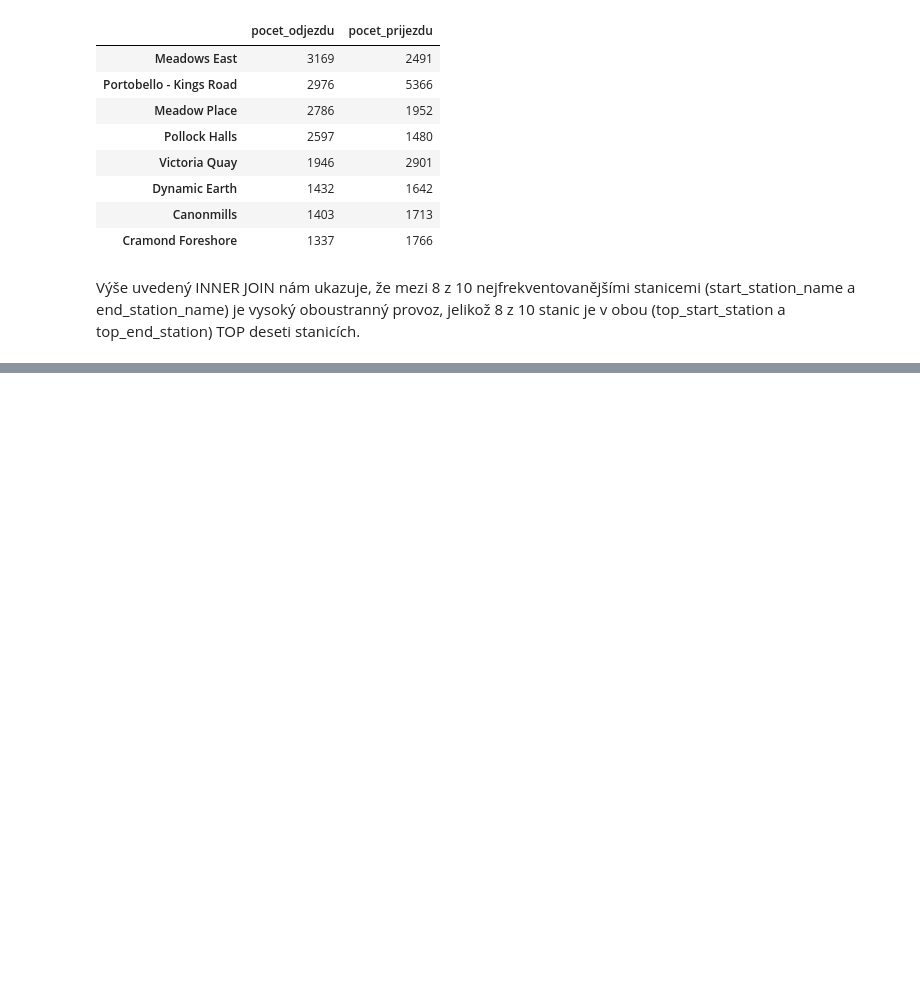
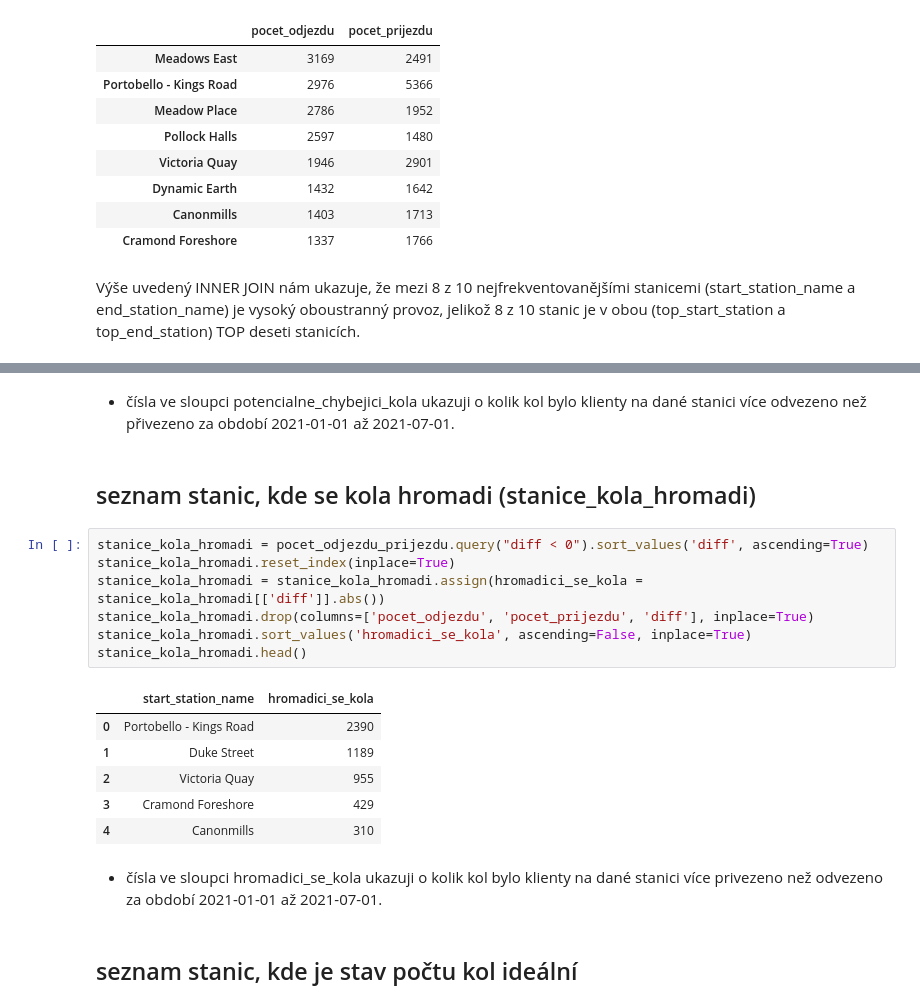
Before and after one commit to Krocan777/Python_projekt_Edinburgh, a Jupyter notebook: Python_Projekt.ipynb, the cells around one changed output, grey strips where cells are left out. Drawn from its saved outputs; the diff is of its cells as text; blank space fills up the shorter version.

```diff
--- a/Python_Projekt.ipynb
+++ b/Python_Projekt.ipynb
@@ -134,0 +194,22 @@ Výše uvedený INNER JOIN nám ukazuje, že mezi 8 z 10 nejfrekventovanějším
+# %% [markdown]
+- čísla ve sloupci potencialne_chybejici_kola ukazuji o kolik kol bylo klienty na dané stanici více odvezeno než přivezeno za období 2021-01-01 až 2021-07-01.
+# %% [markdown]
+## seznam stanic, kde se kola hromadi (stanice_kola_hromadi)
+# %%
+stanice_kola_hromadi = pocet_odjezdu_prijezdu.query("diff < 0").sort_values('diff', ascending=True)
+stanice_kola_hromadi.reset_index(inplace=True)
+stanice_kola_hromadi = stanice_kola_hromadi.assign(hromadici_se_kola = stanice_kola_hromadi[['diff']].abs())
+stanice_kola_hromadi.drop(columns=['pocet_odjezdu', 'pocet_prijezdu', 'diff'], inplace=True)
+stanice_kola_hromadi.sort_values('hromadici_se_kola', ascending=False, inplace=True)
+stanice_kola_hromadi.head()
+# %% [output]
+|  | start_station_name | hromadici_se_kola |
+| 0 | Portobello - Kings Road | 2390 |
+| 1 | Duke Street | 1189 |
+| 2 | Victoria Quay | 955 |
+| 3 | Cramond Foreshore | 429 |
+| 4 | Canonmills | 310 |
+# %% [markdown]
+- čísla ve sloupci hromadici_se_kola ukazuji o kolik kol bylo klienty na dané stanici více privezeno než odvezeno za období 2021-01-01 až 2021-07-01.
+# %% [markdown]
+## seznam stanic, kde je stav počtu kol ideální
```
Also changed, not shown: parts of 10 cells of this notebook.
